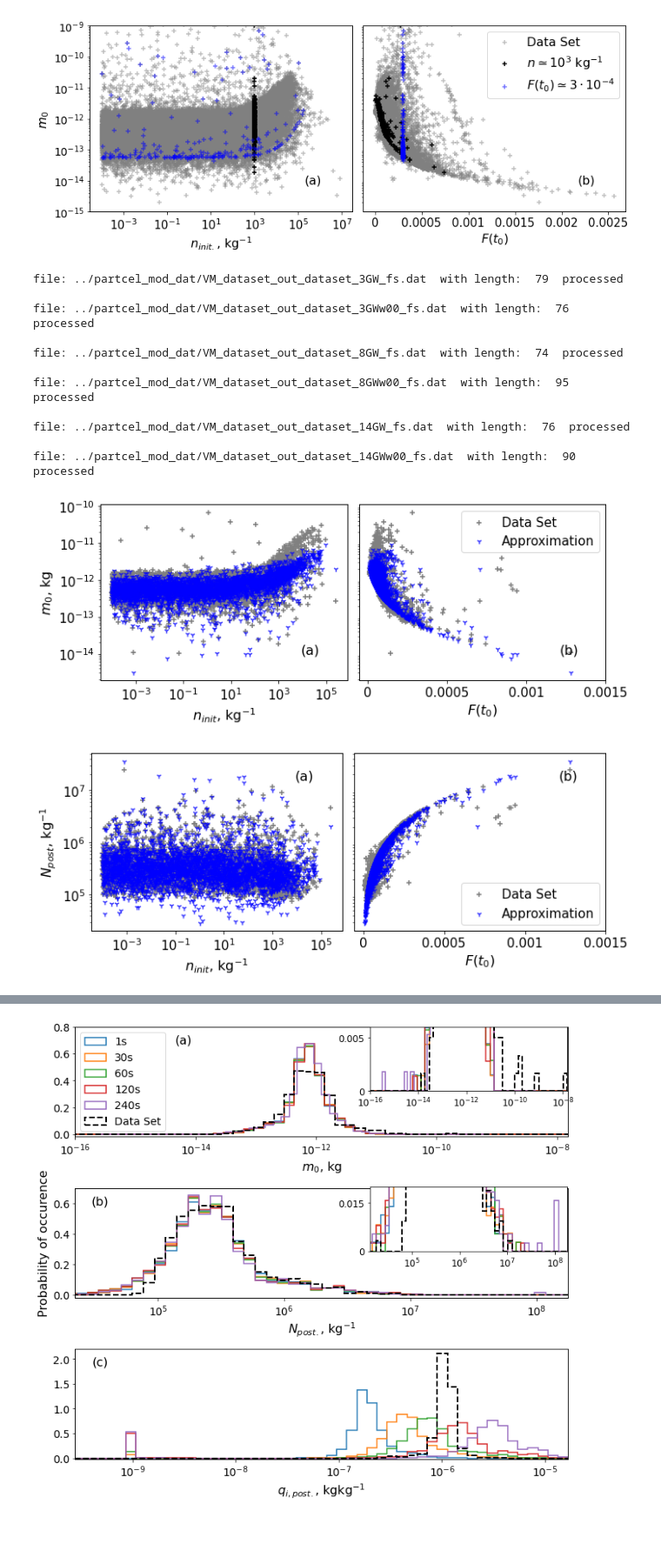
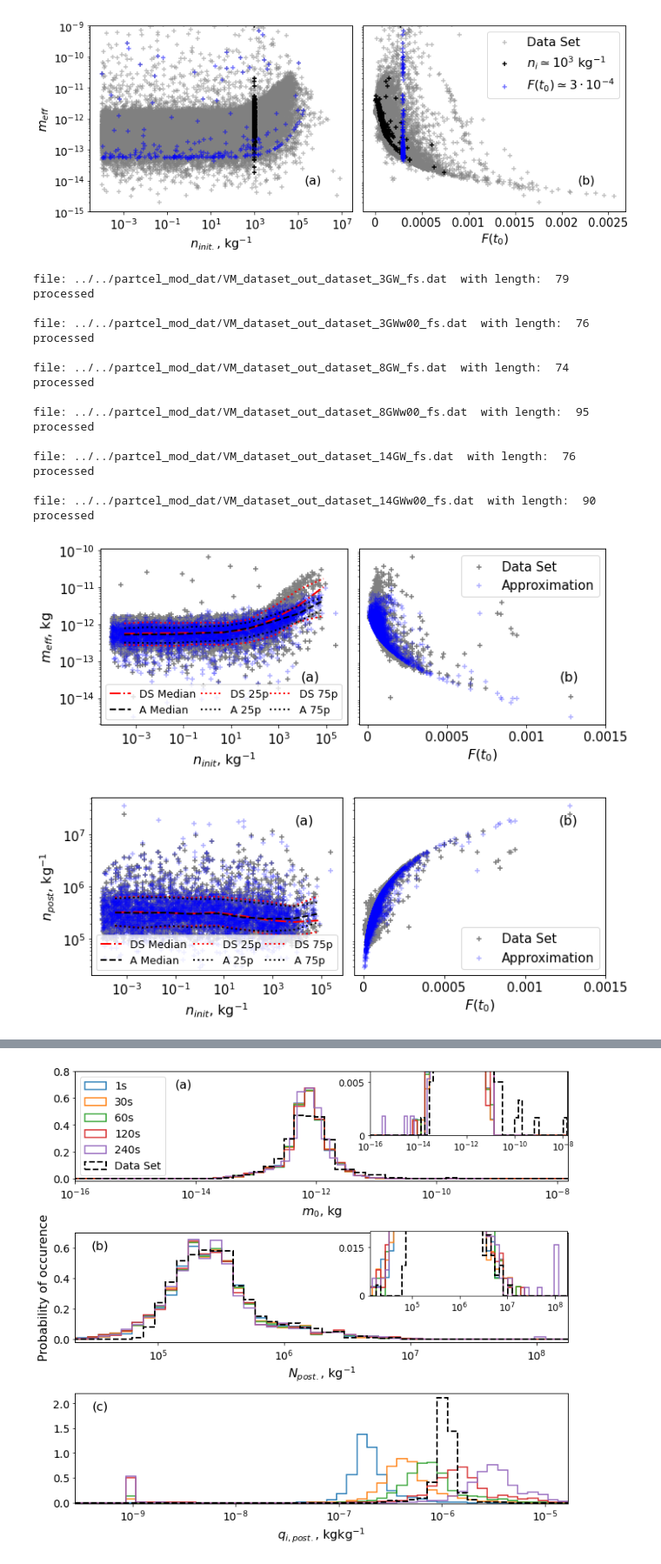
Before and after one commit to AlenaKos/VMH_parametrisation, a Jupyter notebook: script_plots.ipynb, the cells around one changed output, grey strips where cells are left out. Shown at 87% size. Drawn from its saved outputs; the diff is of its cells as text; code cells hidden in the pictures; blank space fills up the shorter version.

```diff
--- a/script_plots.ipynb
+++ b/script_plots.ipynb
@@ -23,7 +23,7 @@ def read_data_dat(file_name):
     return [tr, yr, vr, qq]
 # %%
 # loading the data for two cases of the parcel model calculations
-data_path = "../partcel_mod_dat/" #change the path to the data if needed
+data_path = "../../partcel_mod_dat/" #change the path to the data if needed
 
 #TC1
 # test_ft_vm_old_fs
@@ -120,7 +120,7 @@ ax[2].set_title('$S$',fontsize = fs)
 ax[2].legend(loc='lower left', fontsize=11)
 ax[2].plot(np.array(dat_reduced_syst[0][:]), np.array(dat_reduced_syst[2][:]), **rs_args)
 ax[2].plot(np.array(dat_full_syst[0][0:t0_fs[0][0]]), np.array(dat_full_syst[2][0:t0_fs[0][0]]), **fs_args)
-ax[2].plot([0,60],[1.5,1.5],ls ='--',color ='gray')
+ax[2].plot([0,60],[1.5,1.5],ls ='-')
 ax[2].annotate('$t_0$', xy=(28.13, 1.5), xytext=(40, 1.46),fontsize =fs,
             arrowprops=dict(arrowstyle="->"))
 ax[2].set(ylim = (1.42,1.525))
@@ -129,14 +129,14 @@ ax[2].set(ylim = (1.42,1.525))
 ax[0].plot(np.array(dat_reduced_syst[0][:]), np.array(dat_reduced_syst[1][:]), **rs_args)
 ax[0].plot(np.array(dat_full_syst[0][0:t0_fs[0][0]]), np.array(dat_full_syst[1][0:t0_fs[0][0]]), **fs_args)
 ax[0].set(xlim = (0,60),yscale ='log')
-ax[0].set_title('$n$, kg$^{-1}$',fontsize = fs)
+ax[0].set_title('$n_i$, kg$^{-1}$',fontsize = fs)
 
 
 ax[1].set_yscale("log")
 ax[1].plot(np.array(dat_reduced_syst[0][:]), np.array(dat_reduced_syst[3][:]), **rs_args)
 ax[1].plot(np.array(dat_full_syst[0][0:t0_fs[0][0]]), np.array(dat_full_syst[3][0:t0_fs[0][0]]), **fs_args)
 ax[1].set(ylim = (0.7e-10,1e-5))
-ax[1].set_title('$q$, kgkg$^{-1}$',fontsize = fs)
+ax[1].set_title('$q_i$, kgkg$^{-1}$',fontsize = fs)
 
 ax[3].plot(np.array(dat_reduced_syst[0][:]), np.array(dat_reduced_syst[3][:])/np.array(dat_reduced_syst[1][:]),
            **rs_args)
@@ -295,11 +295,11 @@ ax[0].scatter(Ninit_joined[n_filter],Mreal_joined[n_filter],marker = '+',color =
 ax[0].scatter(Ninit_joined[F_filter],Mreal_joined[F_filter],marker = '+',color = 'blue',alpha = 0.55)
 ax[0].set(ylim = (1e-15,1e-9))
 ax[0].set(yscale = 'log',xscale = 'log')
-ax[0].set_ylabel(r'$m_0$',fontsize=fs)
+ax[0].set_ylabel(r'$m_{eff}$',fontsize=fs)
 ax[0].set_xlabel(r'$n_{init.}$, kg$^{-1}$',fontsize=fs)
 ax[1].set_xlabel(r'$F(t_0)$',fontsize=fs)
 ax[1].scatter(Ft0_joined[np.where((t0_joined<1500))],Mreal_joined[np.where((t0_joined<1500))],marker = '+',color = 'gray',label = 'Data Set', alpha = 0.5)
-ax[1].scatter(Ft0_joined[n_filter],Mreal_joined[n_filter],marker = '+',color = 'black',label = '$n \simeq 10^3$ kg$^{-1}$')
+ax[1].scatter(Ft0_joined[n_filter],Mreal_joined[n_filter],marker = '+',color = 'black',label = '$n_i \simeq 10^3$ kg$^{-1}$')
 ax[1].scatter(Ft0_joined[F_filter],Mreal_joined[F_filter],marker = '+',color = 'blue',alpha = 0.55,label = '$F(t_0) \simeq 3\cdot 10^{-4}$')
 ax[1].set(ylim = (1e-15,1e-9))
 
@@ -390,17 +390,17 @@ Qinit_joined_test = (Qinit_joined)
 mom_flux_joined_test = (mom_flux_joined)
 Qi0_fs_test = (Qi0_fs)
 # %% [output]
-file: ../partcel_mod_dat/VM_dataset_out_dataset_3GW_fs.dat  with length:  79  processed
+file: ../../partcel_mod_dat/VM_dataset_out_dataset_3GW_fs.dat  with length:  79  processed
 
-file: ../partcel_mod_dat/VM_dataset_out_dataset_3GWw00_fs.dat  with length:  76  processed
+file: ../../partcel_mod_dat/VM_dataset_out_dataset_3GWw00_fs.dat  with length:  76  processed
 
-file: ../partcel_mod_dat/VM_dataset_out_dataset_8GW_fs.dat  with length:  74  processed
+file: ../../partcel_mod_dat/VM_dataset_out_dataset_8GW_fs.dat  with length:  74  processed
 
-file: ../partcel_mod_dat/VM_dataset_out_dataset_8GWw00_fs.dat  with length:  95  processed
+file: ../../partcel_mod_dat/VM_dataset_out_dataset_8GWw00_fs.dat  with length:  95  processed
 
-file: ../partcel_mod_dat/VM_dataset_out_dataset_14GW_fs.dat  with length:  76  processed
+file: ../../partcel_mod_dat/VM_dataset_out_dataset_14GW_fs.dat  with length:  76  processed
 
-file: ../partcel_mod_dat/VM_dataset_out_dataset_14GWw00_fs.dat  with length:  90  processed
+file: ../../partcel_mod_dat/VM_dataset_out_dataset_14GWw00_fs.dat  with length:  90  processed
 # %%
 # function for m0 fit derived from the data set
 def new_simple_fit_13(Nin, Ft0):
@@ -449,14 +479,20 @@ deltaNpost = abs(n_post_test-Npost_joined_test)/Npost_joined_test*100
 # %%
-# plot Figs 5,6
-ds_args = dict(marker = '+',color = 'gray',label = 'Data Set')
-apr_args = dict(marker = '1',color = 'blue',label = 'Approximation',alpha = 0.75)
+# plot Figs. 5,6
+fig, ax = plt.subplots(nrows=1, ncols=2, figsize=(10, 4),tight_layout=True)
+ax[0].scatter(Ninit_joined_test,Mreal_joined_test,marker = '+',color = 'gray')
+ax[0].scatter(Ninit_joined_test,simple_test,marker = '+',color = 'blue',alpha = 0.3)
+ax[0].set(yscale = 'log',xscale = 'log')
+ax[0].plot(exp(bin_centers), exp(m_median_fs),ls ='-.', color="red", label="DS Median ", linewidth=2)
+ax[0].plot(exp(bin_centers), exp(m_median), ls='--',color="black", label="A Median", linewidth=2)
+ax[0].plot(exp(bin_centers), exp(m_percentile_25_fs),ls =':', color="red", label="DS 25p", linewidth=2)
 
-fig, ax = plt.subplots(nrows=1, ncols=2, figsize=(10, 4),tight_layout=True)
-ax[0].scatter(Ninit_joined_test,Mreal_joined_test,**ds_args)
-ax[0].scatter(Ninit_joined_test,simple_test,**apr_args)
-ax[0].set(yscale = 'log',xscale = 'log')
-ax[1].scatter(Ft0_joined_test,Mreal_joined_test,**ds_args)
-ax[1].scatter(Ft0_joined_test,simple_test,**apr_args)
+
+ax[0].plot(exp(bin_centers), exp(m_percentile_25),ls =':', color="black", label="A 25p", linewidth=2)
+ax[0].plot(exp(bin_centers), exp(m_percentile_75_fs),ls =':', color="red", label="DS 75p", linewidth=2)
+ax[0].plot(exp(bin_centers), exp(m_percentile_75),ls =':', color="black", label="A 75p", linewidth=2)
+ax[0].legend(loc="lower left", mode = "expand",ncol = 3,fontsize = 12.5)
+ax[1].scatter(Ft0_joined_test,Mreal_joined_test,marker = '+',color = 'gray',label = 'Data Set')
+ax[1].scatter(Ft0_joined_test,simple_test,marker = '+',color = 'blue',label = 'Approximation',alpha = 0.3)
 ax[1].legend(loc = 'upper right',fontsize = 15)
 ax[1].set(yscale = 'log')
 for axs in ax:
@@ -464,51 +500,61 @@ for axs in ax:
     axs.yaxis.set_tick_params(labelsize=fs-1)
 ax[0].set_xlabel(r'$n_{init}$, kg$^{-1}$',fontsize = fs)
 ax[1].set_xlabel(r'$F(t_0)$',fontsize = fs)
-ax[0].set_ylabel(r'$m_{0}$, kg',fontsize = fs)
+ax[0].set_ylabel(r'$m_{eff}$, kg',fontsize = fs)
 
 ax[1].set_yticklabels(labels=[])
 ax[1].set_yticks([])
 ax[1].set_xticks([0, 0.0005, 0.001, 0.0015])
 ax[1].set_xticklabels([0, 0.0005, 0.001, 0.0015])
-x1= ['','']
+ax1= ['','','','']
 ax1_names= ['(a)','(b)']
 for i in range(0,2):
     ax1[i]=ax[i].twiny()
     ax1[i].set_xlabel(ax1_names[i],fontsize = fs)
     ax1[i].set_xticks([])
-    ax1[i].xaxis.set_label_coords(0.85,0.15)
+    ax1[i].xaxis.set_label_coords(0.85,0.25)
 plt.savefig('output/f05.png',bbox_inches='tight',dpi=300)
 plt.show()
 
 fig, ax = plt.subplots(nrows=1, ncols=2, figsize=(10, 4),tight_layout=True)
-ax[0].scatter(Ninit_joined_test,Npost_joined_test,**ds_args)
-ax[0].scatter(Ninit_joined_test,n_post_test,**apr_args)
+ax[0].scatter(Ninit_joined_test,Npost_joined_test,marker = '+',color = 'gray')
+ax[0].scatter(Ninit_joined_test,n_post_test,marker = '+',color = 'blue',alpha = 0.3)
 
 ax[0].set(yscale = 'log',xscale = 'log')
+ax[1].scatter(Ft0_joined_test,Npost_joined_test,marker = '+',color = 'gray',label = 'Data Set')
+ax[0].plot(exp(bin_centers), (n_median_fs),ls ='-.', color="red", label="DS Median ", linewidth=2)
+ax[0].plot(exp(bin_centers), (n_median), ls='--',color="black", label="A Median", linewidth=2)
+ax[0].plot(exp(bin_centers), (n_percentile_25_fs),ls =':', color="red", label="DS 25p", linewidth=2)
 
-ax[1].scatter(Ft0_joined_test,Npost_joined_test,**ds_args)
-ax[1].scatter(Ft0_joined_test,n_post_test,**apr_args)
+
+ax[0].plot(exp(bin_centers), (n_percentile_25),ls =':', color="black", label="A 25p", linewidth=2)
+ax[0].plot(exp(bin_centers), (n_percentile_75_fs),ls =':', color="red", label="DS 75p", linewidth=2)
+ax[0].plot(exp(bin_centers), (n_percentile_75),ls =':', color="black", label="A 75p", linewidth=2)
+ax[0].legend(loc="lower left", mode = "expand",ncol = 3,fontsize = 12.5)
+ax[1].scatter(Ft0_joined_test,n_post_test,marker = '+',color = 'blue',label = 'Approximation',alpha = 0.3)
 for axs in ax:
     axs.xaxis.set_tick_params(labelsize=fs-1)
     axs.yaxis.set_tick_params(labelsize=fs-1)
 ax[1].legend(loc = 'lower right',fontsize = 15)
 ax[1].set(yscale = 'log')
 ax[0].set_xlabel(r'$n_{init}$, kg$^{-1}$',fontsize = fs)
 ax[1].set_xlabel(r'$F(t_0)$',fontsize = fs)
-ax[0].set_ylabel(r'$N_{post}$, kg$^{-1}$',fontsize = fs)
+ax[0].set_ylabel(r'$n_{post}$, kg$^{-1}$',fontsize = fs)
 ax[1].set_yticklabels(labels=[])
 ax[1].set_yticks([])
 ax[1].set_xticks([0, 0.0005, 0.001, 0.0015])
 ax[1].set_xticklabels([0, 0.0005, 0.001, 0.0015])
+
 x1= ['','']
+ax1= ['','','','']
 ax1_names= ['(a)','(b)']
 for i in range(0,2):
     ax1[i]=ax[i].twiny()
     ax1[i].set_xlabel(ax1_names[i],fontsize = fs)
     ax1[i].set_xticks([])
     ax1[i].xaxis.set_label_coords(0.85,0.85)
 plt.savefig('output/f06.png',bbox_inches='tight',dpi=300)
 plt.show()
 # %% [output]
-[figure, old version]
+[figure, new version]
-[figure, old version]
+[figure, new version]
```
Also changed, not shown: parts of 10 cells of this notebook.
